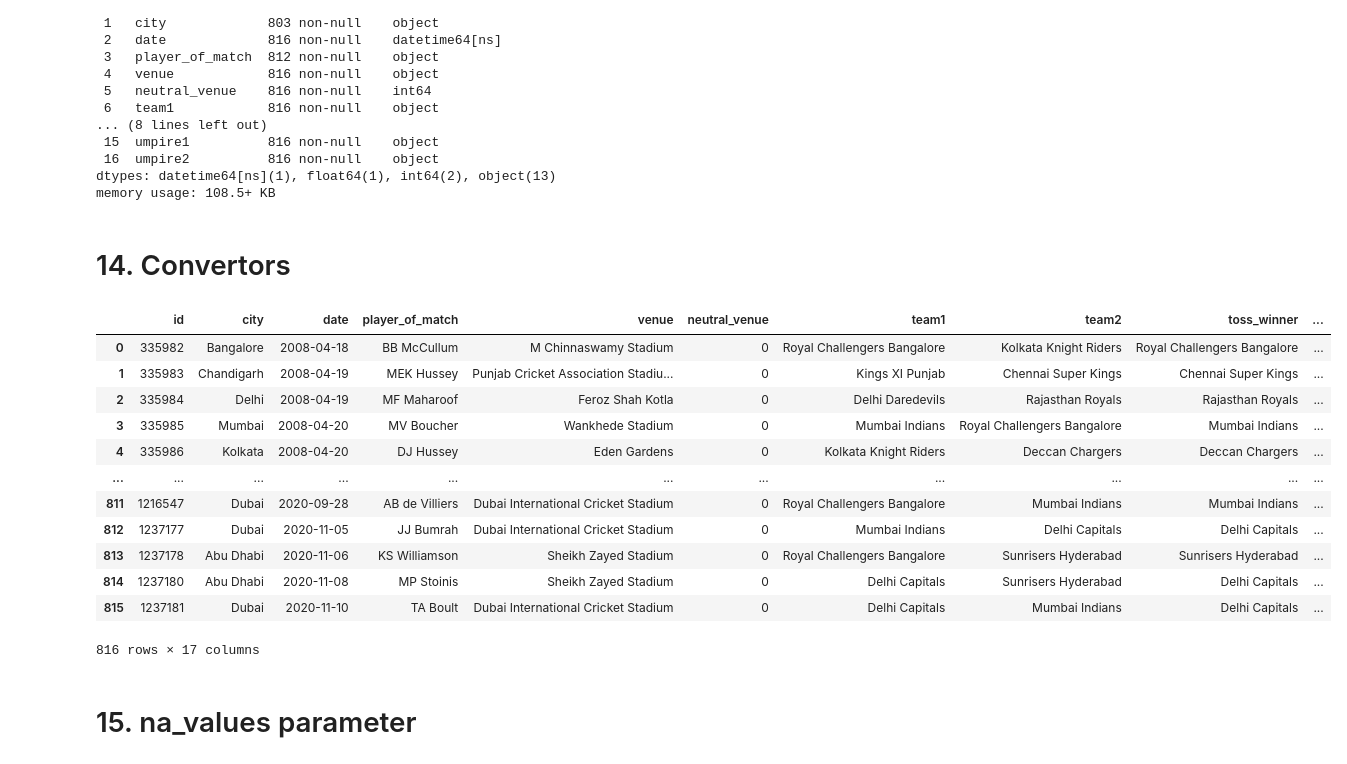
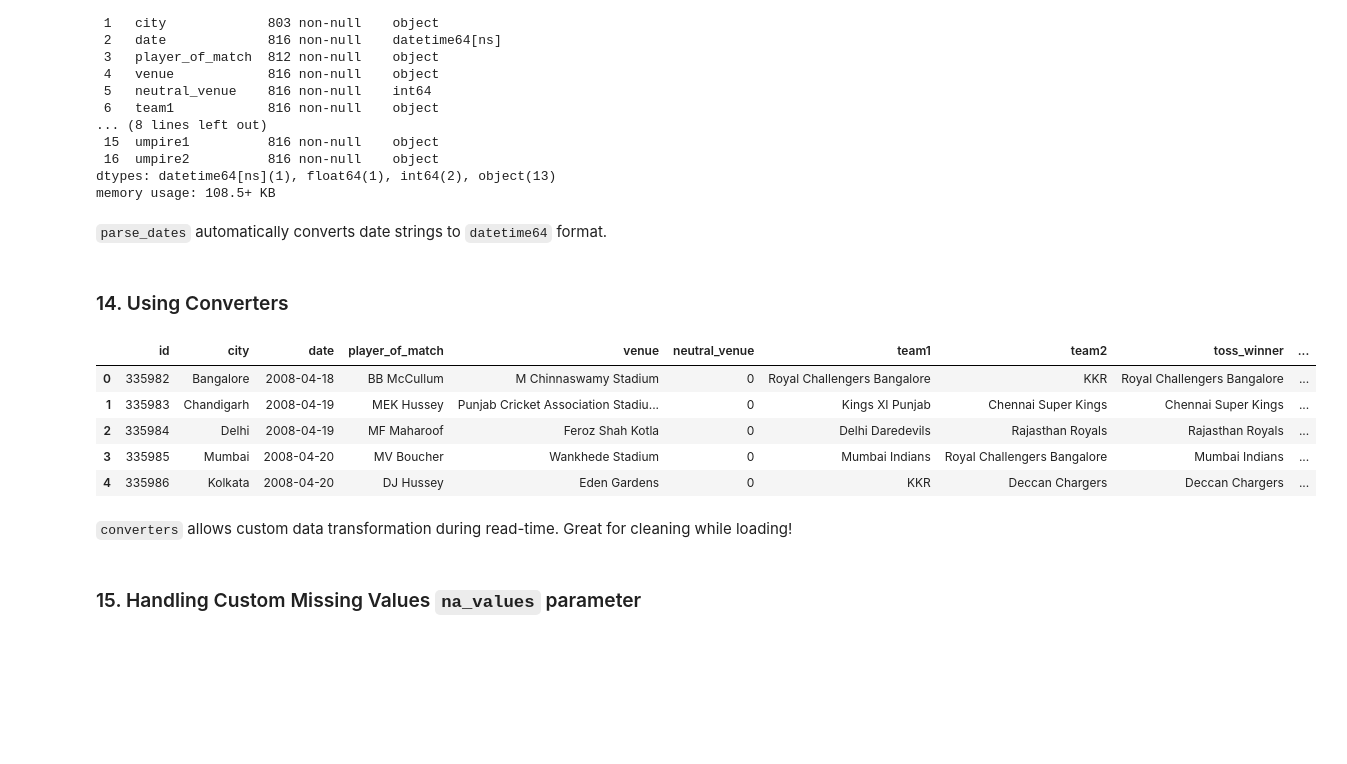
Before and after one commit to imabhishekc/100-days-of-ML, a Jupyter notebook: 3_working_with_csv_files/working-with-csv.ipynb, the cells around one changed output. Drawn from its saved outputs; the diff is of its cells as text; code cells hidden in the pictures; blank space fills up the shorter version.

Commit message:
Update csv handling

```diff
--- a/3_working_with_csv_files/working-with-csv.ipynb
+++ b/3_working_with_csv_files/working-with-csv.ipynb
@@ -254,30 +232,24 @@ Data columns (total 17 columns):
  16  umpire2          816 non-null    object
 dtypes: datetime64[ns](1), float64(1), int64(2), object(13)
 memory usage: 108.5+ KB
+# %% [markdown]
+`parse_dates` automatically converts date strings to `datetime64` format.
+# %% [markdown]
+### 14. Using Converters
 # %%
 def rename(name):
-    if name == 'Chennai Super Kings':
-        return 'CSK'
-    else:
-        return name
+    return 'KKR' if name == 'Kolkata Knight Riders' else name
-# %% [markdown]
-# 14. Convertors
 # %%
-pd.read_csv('IPL Matches 2008-2020.csv', converters={'team1': rename})
+pd.read_csv('IPL Matches 2008-2020.csv', converters={'team1': rename, 'team2': rename}).head()
 # %% [output]
 |  | id | city | date | player_of_match | venue | neutral_venue | team1 | team2 | toss_winner | ... |
-| 0 | 335982 | Bangalore | 2008-04-18 | BB McCullum | M Chinnaswamy Stadium | 0 | Royal Challengers Bangalore | Kolkata Knight Riders | Royal Challengers Bangalore | ... |
+| 0 | 335982 | Bangalore | 2008-04-18 | BB McCullum | M Chinnaswamy Stadium | 0 | Royal Challengers Bangalore | KKR | Royal Challengers Bangalore | ... |
 | 1 | 335983 | Chandigarh | 2008-04-19 | MEK Hussey | Punjab Cricket Association Stadiu... | 0 | Kings XI Punjab | Chennai Super Kings | Chennai Super Kings | ... |
 | 2 | 335984 | Delhi | 2008-04-19 | MF Maharoof | Feroz Shah Kotla | 0 | Delhi Daredevils | Rajasthan Royals | Rajasthan Royals | ... |
 | 3 | 335985 | Mumbai | 2008-04-20 | MV Boucher | Wankhede Stadium | 0 | Mumbai Indians | Royal Challengers Bangalore | Mumbai Indians | ... |
-| 4 | 335986 | Kolkata | 2008-04-20 | DJ Hussey | Eden Gardens | 0 | Kolkata Knight Riders | Deccan Chargers | Deccan Chargers | ... |
-| ... | ... | ... | ... | ... | ... | ... | ... | ... | ... | ... |
-| 811 | 1216547 | Dubai | 2020-09-28 | AB de Villiers | Dubai International Cricket Stadium | 0 | Royal Challengers Bangalore | Mumbai Indians | Mumbai Indians | ... |
-| 812 | 1237177 | Dubai | 2020-11-05 | JJ Bumrah | Dubai International Cricket Stadium | 0 | Mumbai Indians | Delhi Capitals | Delhi Capitals | ... |
-| 813 | 1237178 | Abu Dhabi | 2020-11-06 | KS Williamson | Sheikh Zayed Stadium | 0 | Royal Challengers Bangalore | Sunrisers Hyderabad | Sunrisers Hyderabad | ... |
-| 814 | 1237180 | Abu Dhabi | 2020-11-08 | MP Stoinis | Sheikh Zayed Stadium | 0 | Delhi Capitals | Sunrisers Hyderabad | Delhi Capitals | ... |
-| 815 | 1237181 | Dubai | 2020-11-10 | TA Boult | Dubai International Cricket Stadium | 0 | Delhi Capitals | Mumbai Indians | Delhi Capitals | ... |
+| 4 | 335986 | Kolkata | 2008-04-20 | DJ Hussey | Eden Gardens | 0 | KKR | Deccan Chargers | Deccan Chargers | ... |
-816 rows × 17 columns
+# %% [markdown]
+`converters` allows custom data transformation during read-time. Great for cleaning while loading!
 # %% [markdown]
-# 15. na_values parameter
+### 15. Handling Custom Missing Values `na_values` parameter
 # %%
```
Also changed, not shown: parts of 48 cells of this notebook.
